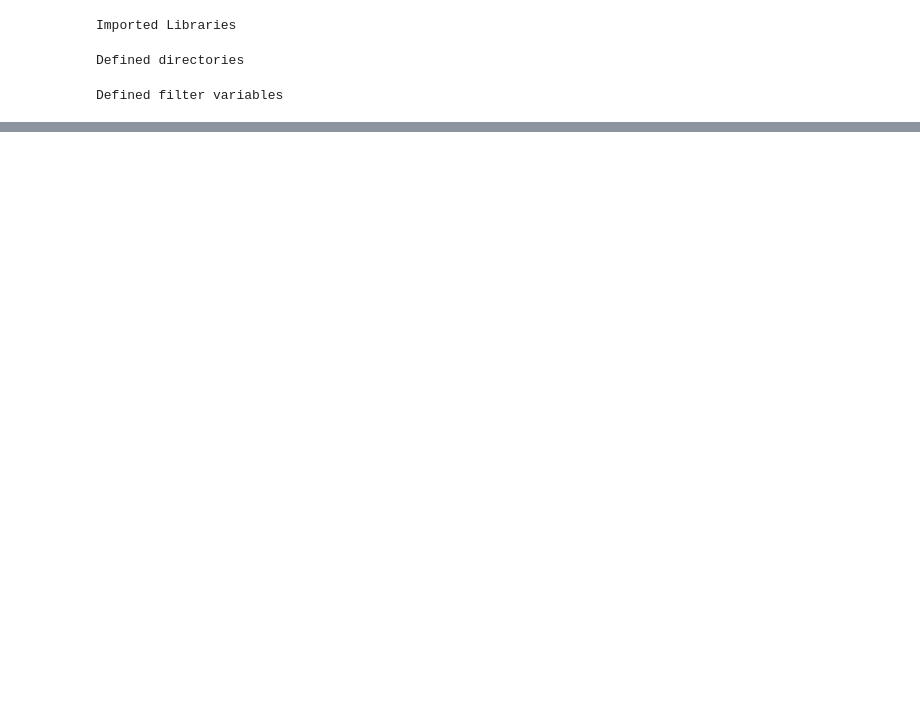
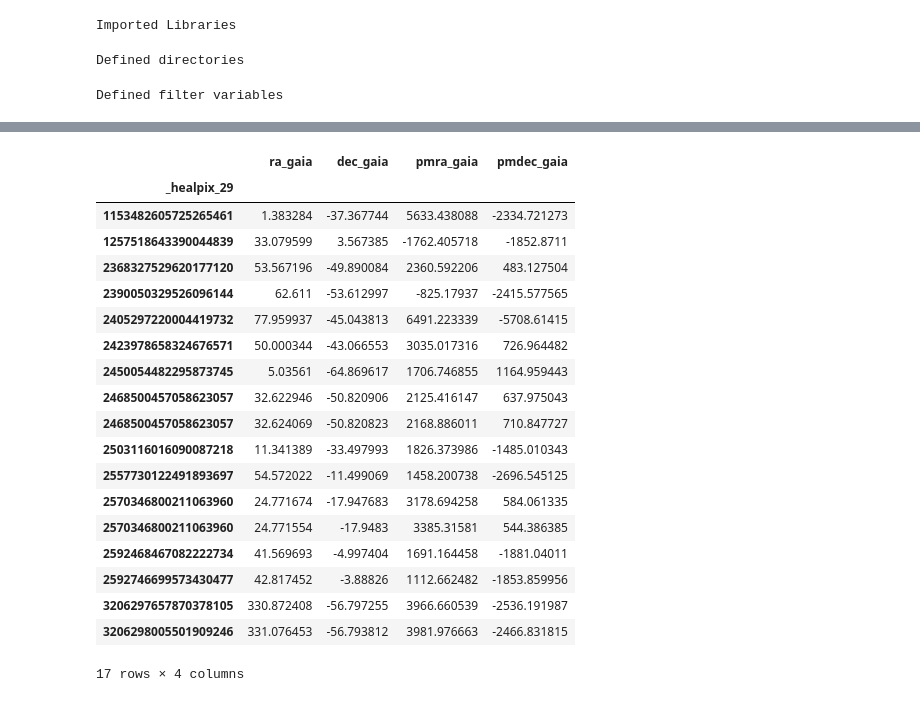
Before and after one commit to JoaoDPassos/brown-dwarf-search, a Jupyter notebook: Jupyter Notebooks/get_old_datasets.ipynb, the cells around one changed output, grey strips where cells are left out. Saved outputs shown, nothing was run; the diff lists cells and outputs as text; code cells hidden in the pictures; blank space fills up the shorter version.

Commit message:
added margin cache and xmatch to get_old_datasets

```diff
--- a/Jupyter Notebooks/get_old_datasets.ipynb
+++ b/Jupyter Notebooks/get_old_datasets.ipynb
@@ -91,0 +166,4 @@ with Client(n_workers=4) as client:
+# %%
+des_gaia_xmatch = lsdb.read_hats(XMATCH_DIR, columns='all')
+
+des_gaia_xmatch
@@ -91,0 +200,6 @@ with Client(n_workers=4) as client:
+# %%
+pm_filter_xmatch = des_gaia_xmatch.query(f'{pm_speed_max**2} >(pmra_gaia**2 + pmdec_gaia**2) > {pm_speed_min**2}')
+with Client(n_workers=4):
+    df = pm_filter_xmatch.compute()
+
+df
@@ -91,0 +215,30 @@ with Client(n_workers=4) as client:
+# %%
+df_no_dupes = df[~df['source_id_gaia'].duplicated(keep='first')]
+
+gaia_ids = df_no_dupes['source_id_gaia']
+
+#dropping because otherwise produces error when performing .apply below
+df_no_dupes = df_no_dupes.drop('source_id_gaia', axis=1)
+
+df_no_dupes
+# %% [output]
+|  | ra_gaia | dec_gaia | pmra_gaia | pmdec_gaia |
+| _healpix_29 |  |  |  |  |
+| 1153482605725265461 | 1.383284 | -37.367744 | 5633.438088 | -2334.721273 |
+| 1257518643390044839 | 33.079599 | 3.567385 | -1762.405718 | -1852.8711 |
+| 2368327529620177120 | 53.567196 | -49.890084 | 2360.592206 | 483.127504 |
+| 2390050329526096144 | 62.611 | -53.612997 | -825.17937 | -2415.577565 |
+| 2405297220004419732 | 77.959937 | -45.043813 | 6491.223339 | -5708.61415 |
+| 2423978658324676571 | 50.000344 | -43.066553 | 3035.017316 | 726.964482 |
+| 2450054482295873745 | 5.03561 | -64.869617 | 1706.746855 | 1164.959443 |
+| 2468500457058623057 | 32.622946 | -50.820906 | 2125.416147 | 637.975043 |
+| 2468500457058623057 | 32.624069 | -50.820823 | 2168.886011 | 710.847727 |
+| 2503116016090087218 | 11.341389 | -33.497993 | 1826.373986 | -1485.010343 |
+| 2557730122491893697 | 54.572022 | -11.499069 | 1458.200738 | -2696.545125 |
+| 2570346800211063960 | 24.771674 | -17.947683 | 3178.694258 | 584.061335 |
+| 2570346800211063960 | 24.771554 | -17.9483 | 3385.31581 | 544.386385 |
+| 2592468467082222734 | 41.569693 | -4.997404 | 1691.164458 | -1881.04011 |
+| 2592746699573430477 | 42.817452 | -3.88826 | 1112.662482 | -1853.859956 |
+| 3206297657870378105 | 330.872408 | -56.797255 | 3966.660539 | -2536.191987 |
+| 3206298005501909246 | 331.076453 | -56.793812 | 3981.976663 | -2466.831815 |
+17 rows × 4 columns
```
Also changed, not shown: parts of 16 cells of this notebook.
